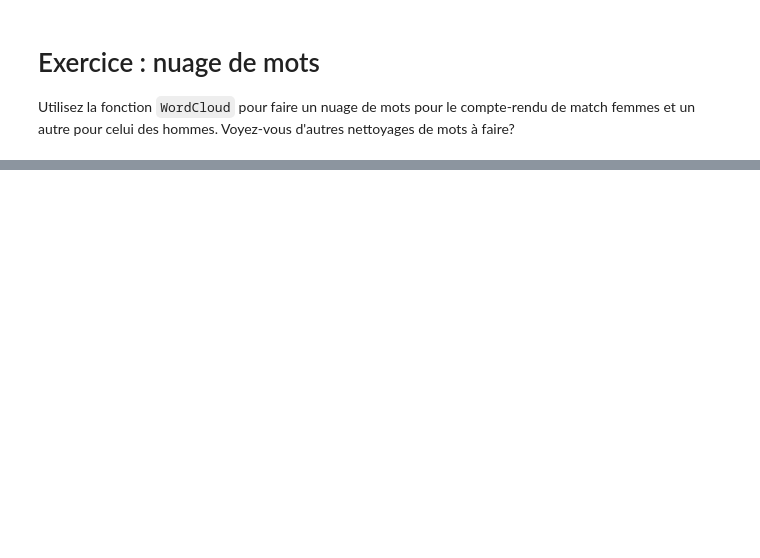
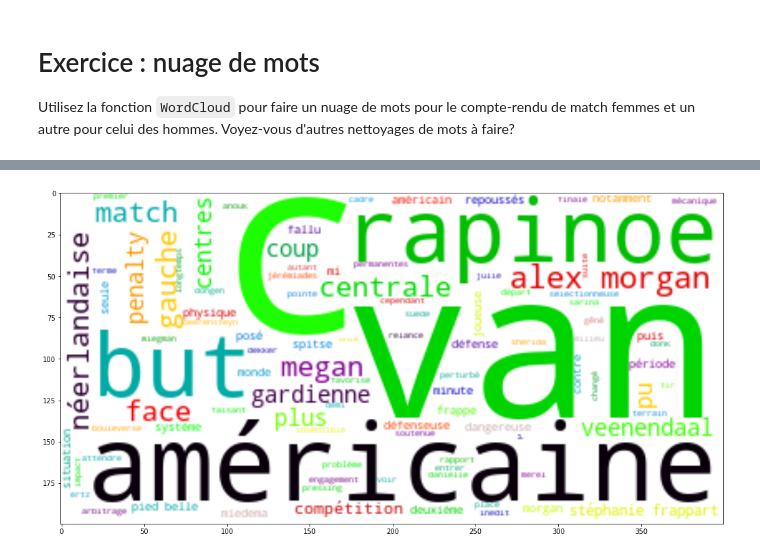
Before and after one commit to louiskuhn/IA-P2-Euskadi, a Jupyter notebook: Ressources/Machine Learning/NLP/2. NLP_matrice termes.ipynb, the cells around one changed output, grey strips where cells are left out. Drawn from its saved outputs; the diff is of its cells as text; code cells hidden in the pictures; blank space fills up the shorter version.

```diff
--- a/Ressources/Machine Learning/NLP/2. NLP_matrice termes.ipynb
+++ b/Ressources/Machine Learning/NLP/2. NLP_matrice termes.ipynb
@@ -105,0 +120,7 @@ Utilisez la fonction `WordCloud` pour faire un nuage de mots pour le compte-rend
+# %%
+wc.generate(cr_df.texte["CR femmes"])
+
+plt.figure(figsize=(18,9))
+plt.imshow(wc, interpolation="bilinear");
+# %% [output]
+[figure, added]
```
Also changed, not shown: parts of 10 cells of this notebook, 3 other files.
